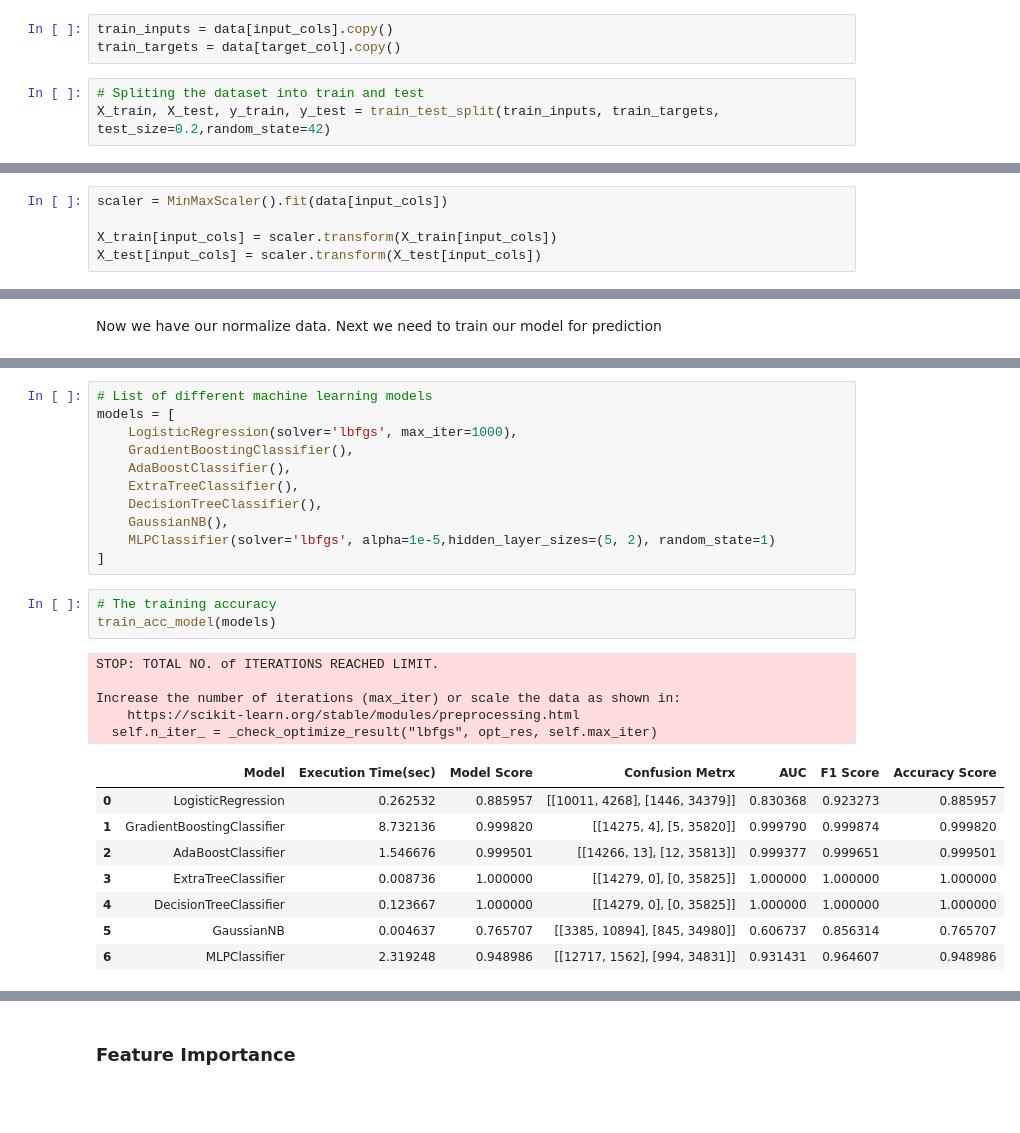
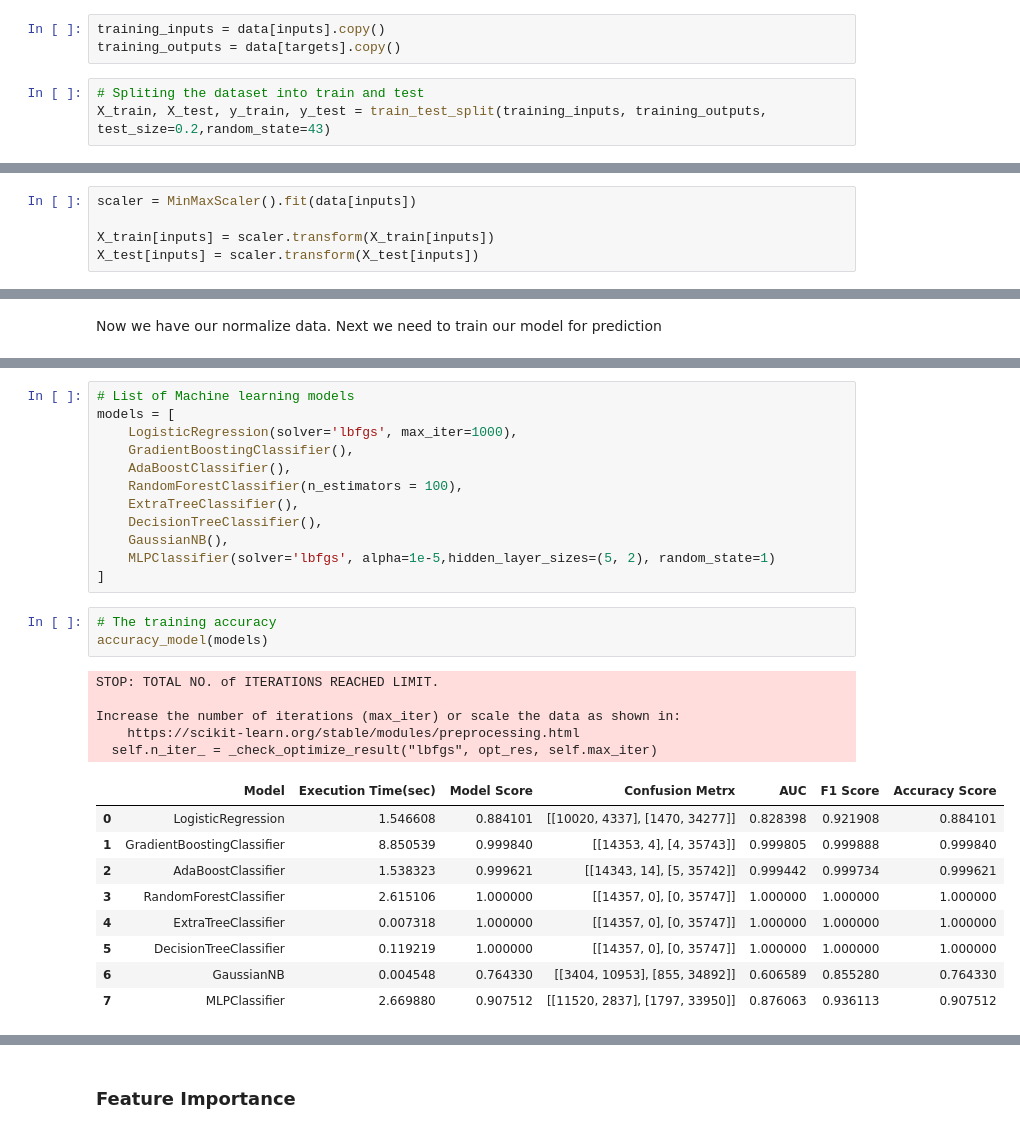
Before and after one commit to Mitchelle-Creado-15-06-1997/Smoke-Detection, a Jupyter notebook: v2/sklearn.ipynb, the cells around one changed output, grey strips where cells are left out. Saved outputs shown, nothing was run; the diff lists cells and outputs as text; blank space fills up the shorter version.

```diff
--- a/v2/sklearn.ipynb
+++ b/v2/sklearn.ipynb
@@ -126,7 +136,7 @@ target_col = ['Fire Alarm']
 # %%
-train_inputs = data[input_cols].copy()
-train_targets = data[target_col].copy()
+training_inputs = data[inputs].copy()
+training_outputs = data[targets].copy()
 # %%
 # Spliting the dataset into train and test
-X_train, X_test, y_train, y_test = train_test_split(train_inputs, train_targets, test_size=0.2,random_state=42)
+X_train, X_test, y_train, y_test = train_test_split(training_inputs, training_outputs, test_size=0.2,random_state=43)
 # %%
@@ -157,8 +166,8 @@ We need to normalise the values in our dataset because it dramatically improves
 # %%
-scaler = MinMaxScaler().fit(data[input_cols])
+scaler = MinMaxScaler().fit(data[inputs])
 
-X_train[input_cols] = scaler.transform(X_train[input_cols])
-X_test[input_cols] = scaler.transform(X_test[input_cols])
+X_train[inputs] = scaler.transform(X_train[inputs])
+X_test[inputs] = scaler.transform(X_test[inputs])
 # %%
 X_test.describe().loc[['min', 'max']]
 # %% [output]
@@ -305,9 +307,10 @@ def test_acc_model(models):
 # %%
-# List of different machine learning models
+# List of Machine learning models
 models = [
     LogisticRegression(solver='lbfgs', max_iter=1000),
     GradientBoostingClassifier(),
     AdaBoostClassifier(),
+    RandomForestClassifier(n_estimators = 100),
     ExtraTreeClassifier(),
     DecisionTreeClassifier(),
     GaussianNB(),
@@ -315,19 +318,20 @@ models = [
 ]
 # %%
 # The training accuracy
-train_acc_model(models)
+accuracy_model(models)
 # %% [output]
 STOP: TOTAL NO. of ITERATIONS REACHED LIMIT.
 
 Increase the number of iterations (max_iter) or scale the data as shown in:
     https://scikit-learn.org/stable/modules/preprocessing.html
   self.n_iter_ = _check_optimize_result("lbfgs", opt_res, self.max_iter)
 |  | Model | Execution Time(sec) | Model Score | Confusion Metrx | AUC | F1 Score | Accuracy Score |
-| 0 | LogisticRegression | 0.262532 | 0.885957 | [[10011, 4268], [1446, 34379]] | 0.830368 | 0.923273 | 0.885957 |
-| 1 | GradientBoostingClassifier | 8.732136 | 0.999820 | [[14275, 4], [5, 35820]] | 0.999790 | 0.999874 | 0.999820 |
-| 2 | AdaBoostClassifier | 1.546676 | 0.999501 | [[14266, 13], [12, 35813]] | 0.999377 | 0.999651 | 0.999501 |
-| 3 | ExtraTreeClassifier | 0.008736 | 1.000000 | [[14279, 0], [0, 35825]] | 1.000000 | 1.000000 | 1.000000 |
-| 4 | DecisionTreeClassifier | 0.123667 | 1.000000 | [[14279, 0], [0, 35825]] | 1.000000 | 1.000000 | 1.000000 |
-| 5 | GaussianNB | 0.004637 | 0.765707 | [[3385, 10894], [845, 34980]] | 0.606737 | 0.856314 | 0.765707 |
-| 6 | MLPClassifier | 2.319248 | 0.948986 | [[12717, 1562], [994, 34831]] | 0.931431 | 0.964607 | 0.948986 |
+| 0 | LogisticRegression | 1.546608 | 0.884101 | [[10020, 4337], [1470, 34277]] | 0.828398 | 0.921908 | 0.884101 |
+| 1 | GradientBoostingClassifier | 8.850539 | 0.999840 | [[14353, 4], [4, 35743]] | 0.999805 | 0.999888 | 0.999840 |
+| 2 | AdaBoostClassifier | 1.538323 | 0.999621 | [[14343, 14], [5, 35742]] | 0.999442 | 0.999734 | 0.999621 |
+| 3 | RandomForestClassifier | 2.615106 | 1.000000 | [[14357, 0], [0, 35747]] | 1.000000 | 1.000000 | 1.000000 |
+| 4 | ExtraTreeClassifier | 0.007318 | 1.000000 | [[14357, 0], [0, 35747]] | 1.000000 | 1.000000 | 1.000000 |
+| 5 | DecisionTreeClassifier | 0.119219 | 1.000000 | [[14357, 0], [0, 35747]] | 1.000000 | 1.000000 | 1.000000 |
+| 6 | GaussianNB | 0.004548 | 0.764330 | [[3404, 10953], [855, 34892]] | 0.606589 | 0.855280 | 0.764330 |
+| 7 | MLPClassifier | 2.669880 | 0.907512 | [[11520, 2837], [1797, 33950]] | 0.876063 | 0.936113 | 0.907512 |
 # %%
```
Also changed, not shown: parts of 30 cells of this notebook, 7 other files.
